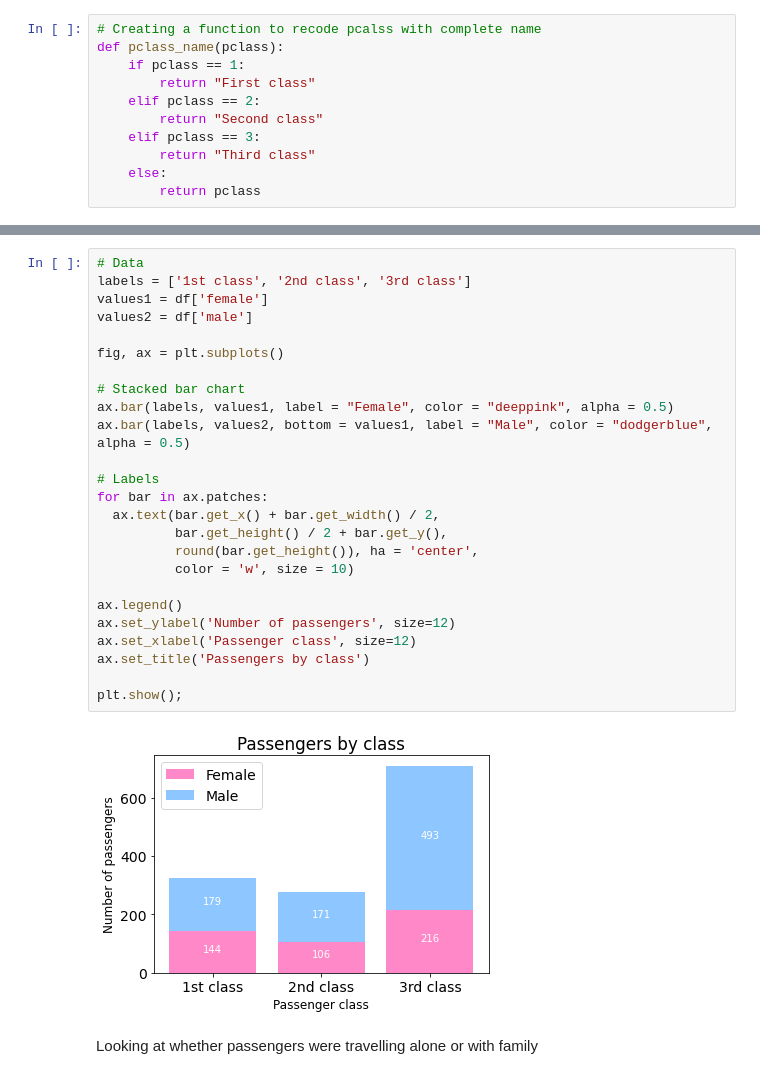
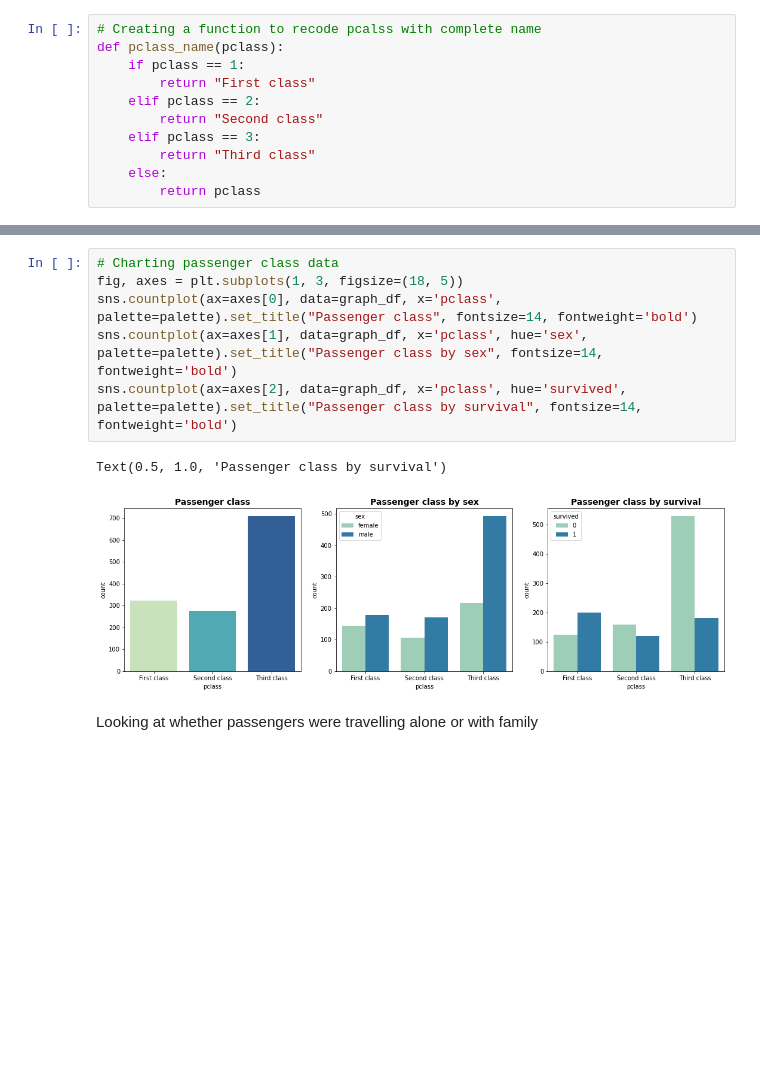
Before and after one commit to kimco2/Titanic_survival_predictions, a Jupyter notebook: Titanic_data_setup.ipynb, the cells around one changed output, grey strips where cells are left out. Drawn from its saved outputs; the diff is of its cells as text; blank space fills up the shorter version.

```diff
--- a/Titanic_data_setup.ipynb
+++ b/Titanic_data_setup.ipynb
@@ -164,30 +118,12 @@ df
-# %%
-# Data
-labels = ['1st class', '2nd class', '3rd class']
-values1 = df['female']
-values2 = df['male']
-
-fig, ax = plt.subplots()
-
-# Stacked bar chart
-ax.bar(labels, values1, label = "Female", color = "deeppink", alpha = 0.5)
-ax.bar(labels, values2, bottom = values1, label = "Male", color = "dodgerblue", alpha = 0.5)
-
-# Labels
-for bar in ax.patches:
-  ax.text(bar.get_x() + bar.get_width() / 2,
-          bar.get_height() / 2 + bar.get_y(),
-          round(bar.get_height()), ha = 'center',
-          color = 'w', size = 10)
-
-ax.legend()
-ax.set_ylabel('Number of passengers', size=12)
-ax.set_xlabel('Passenger class', size=12)
-ax.set_title('Passengers by class')
-
-plt.show();
-# %% [output]
-[figure, removed]
+# %%
+# Charting passenger class data
+fig, axes = plt.subplots(1, 3, figsize=(18, 5))
+sns.countplot(ax=axes[0], data=graph_df, x='pclass', palette=palette).set_title("Passenger class", fontsize=14, fontweight='bold')
+sns.countplot(ax=axes[1], data=graph_df, x='pclass', hue='sex',  palette=palette).set_title("Passenger class by sex", fontsize=14, fontweight='bold')
+sns.countplot(ax=axes[2], data=graph_df, x='pclass', hue='survived',  palette=palette).set_title("Passenger class by survival", fontsize=14, fontweight='bold')
+# %% [output]
+Text(0.5, 1.0, 'Passenger class by survival')
+[figure, added]
 # %% [markdown]
 <h7> Looking at whether passengers were travelling alone or with family
 # %%
```
Also changed, not shown: parts of 60 cells of this notebook.
